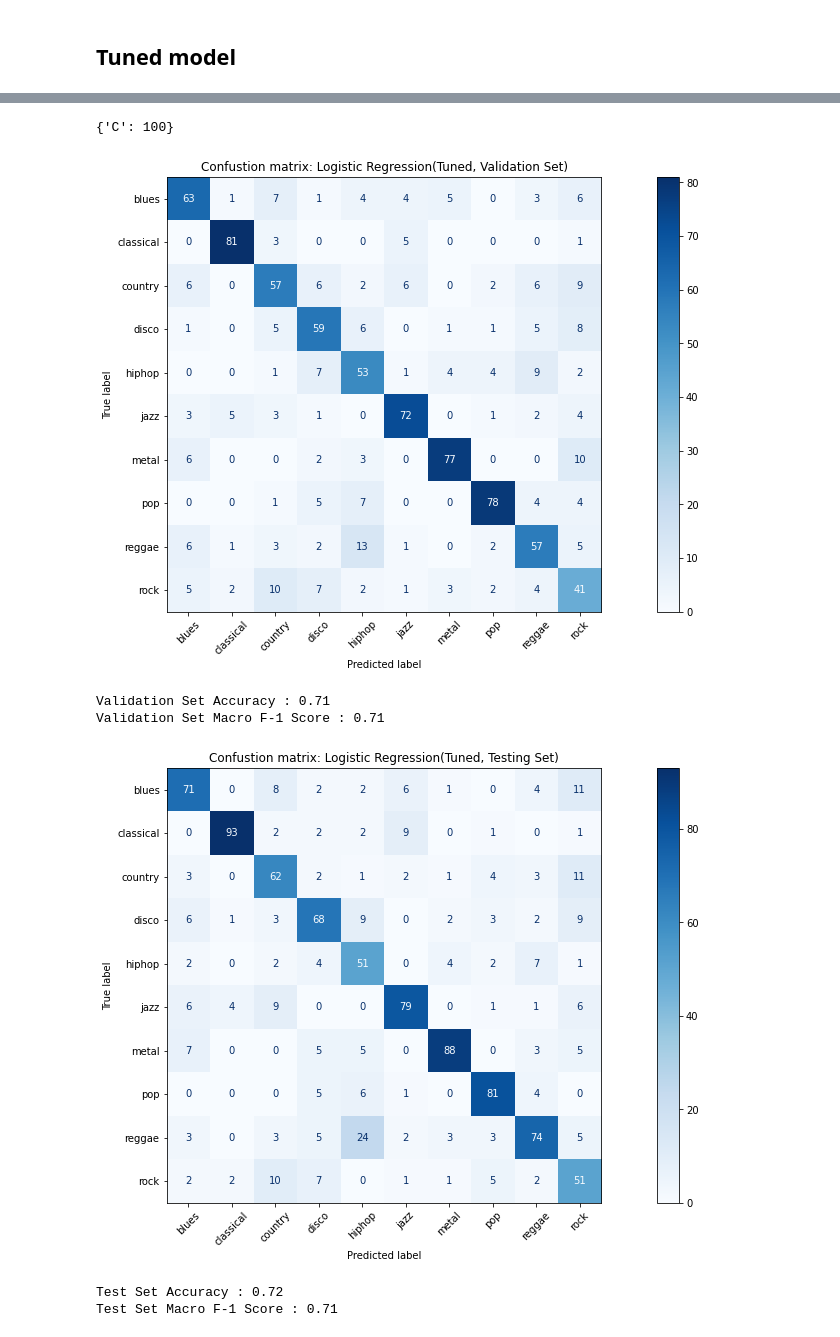
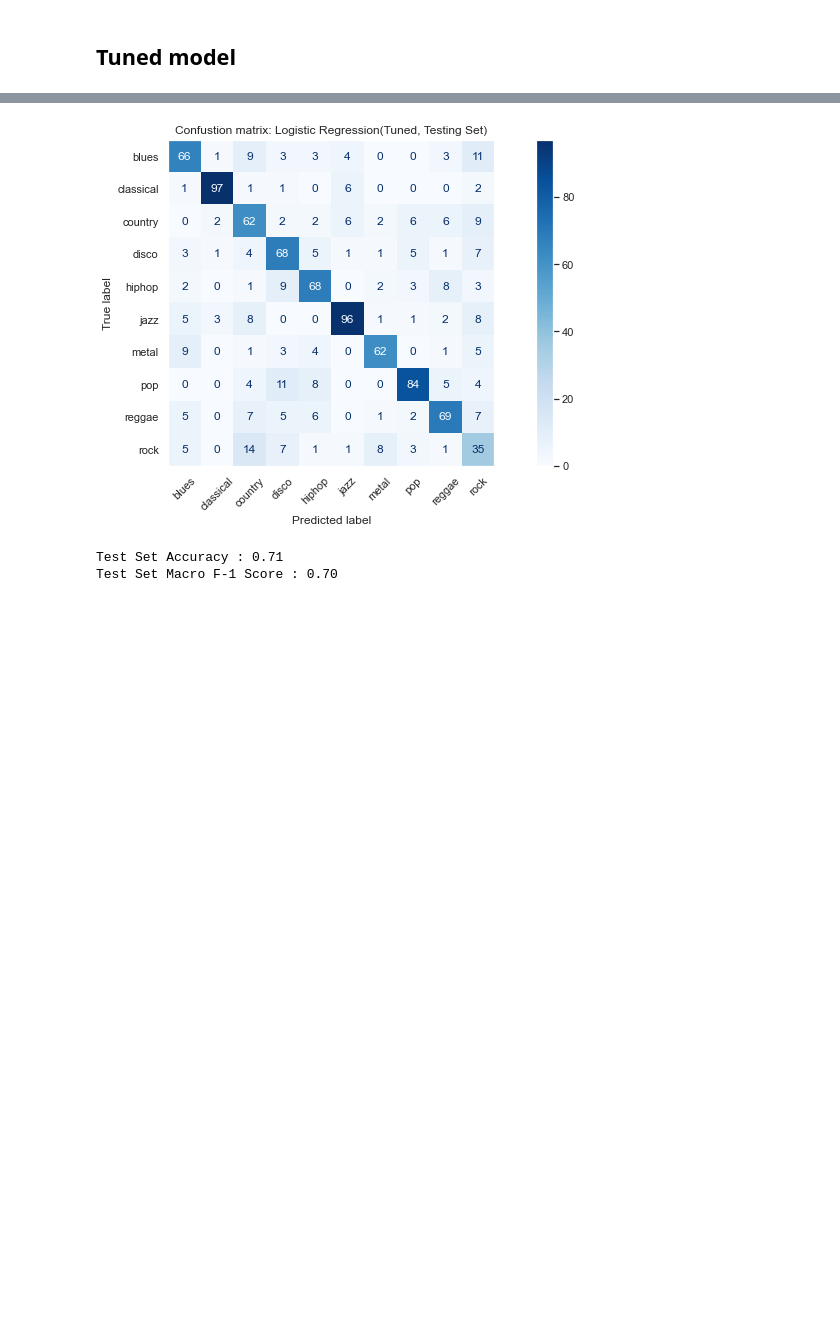
Before and after one commit to iriyagupta/Music-Genre-Classification, a Jupyter notebook: Modelling_Logistic_Regression.ipynb, the cells around one changed output, grey strips where cells are left out. Drawn from its saved outputs; the diff is of its cells as text; code cells hidden in the pictures; blank space fills up the shorter version.

```diff
--- a/Modelling_Logistic_Regression.ipynb
+++ b/Modelling_Logistic_Regression.ipynb
@@ -17,3 +17,7 @@ df = pd.read_csv('data/features_3_sec.csv')
 # Identify Features and Target Label
 y = df['label']
 X = df.drop(columns = ['label','filename','length'])
+# %%
+# Scaling and Data Spiltting
+X = standardize(X)
+X_dev, y_dev, X_test, y_test, X_train, y_train, X_val, y_val = split(X, y)
@@ -63,8 +96,20 @@ X_val shape: (900, 57)
 # %%
-# Setting Hypertunning Using Grid Search
-params = {'C': [0.001, 0.01, 0.1, 1, 10, 100] }
-grid_t = GridSearchCV(LogisticRegression(), params, cv=5, verbose = 10)
+# Another Way?
+"""
+params = [0.001, 0.01, 0.1, 1, 10, 100]
+performance = []
+models = []
+for p in params:
+    clf = LogisticRegression(C = p)
+    clf.fit(X_train, y_train)
+    y_pred = clf.predict(X_val)
+    results = classification_report(y_val, y_pred, output_dict = True)
+    performance.append(results['accuracy'])
+    models.append(clf)
+best_parm =  params[np.argmax(performance)]
+best_score = np.max(performance)
+best_model = models[np.argmax(performance)]
 
-# Model Training
-grid_t.fit(X_train_ut, y_train_ut)
+print('Best Parameter C = %f with validation score: %.2f'%(best_parm,best_score ))
+"""
 # %% [output]
@@ -90,5 +116,0 @@ GridSearchCV(cv=5, estimator=LogisticRegression(),
-# %%
-# Best Parameters
-grid_t.best_params_
-# %% [output]
-{'C': 100}
@@ -97,26 +117,13 @@ best_model = grid_t.best_estimator_
 # %%
-# Evaluate Model
-
-y_pred_val_t = best_model.predict(X_val_t)
-y_pred_test_t = best_model.predict(X_test_t)
+# Evaluate Model using test set
+y_pred_test = best_model.predict(X_test)
+class_labels = list(best_model.classes_)
 
 
-class_labels_t = list(best_model.classes_)
-
-
-macro_f1_val, accuracy_val = evaluate_models(y_pred_val_t, y_val_t, class_labels_t, 'Confustion matrix: Logistic Regression(Tuned, Validation Set)')
-print('Validation Set Accuracy : %.2f'%accuracy_val)
-print('Validation Set Macro F-1 Score : %.2f'%macro_f1_val)
-
-
-
-macro_f1_test, accuracy_test = evaluate_models(y_pred_test_t, y_test_t, class_labels_t, 'Confustion matrix: Logistic Regression(Tuned, Testing Set)')
+macro_f1_test, accuracy_test = evaluate_model(y_pred_test, y_test, class_labels, 'Confustion matrix: Logistic Regression(Tuned, Testing Set)')
 print('Test Set Accuracy : %.2f'%accuracy_test)
 print('Test Set Macro F-1 Score : %.2f'%macro_f1_test)
 # %% [output]
-[figure, old version]
+[figure, new version]
-Validation Set Accuracy : 0.71
-Validation Set Macro F-1 Score : 0.71
+Test Set Accuracy : 0.71
+Test Set Macro F-1 Score : 0.70
-[figure, removed]
-Test Set Accuracy : 0.72
-Test Set Macro F-1 Score : 0.71
```
Also changed, not shown: parts of 12 cells of this notebook.
